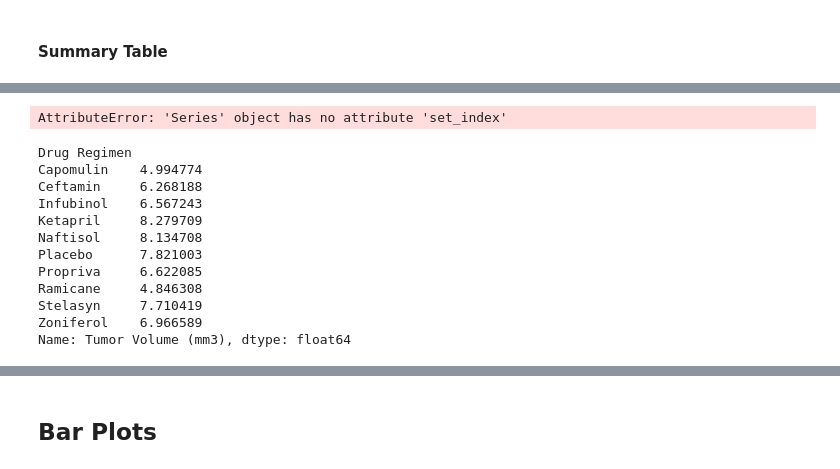
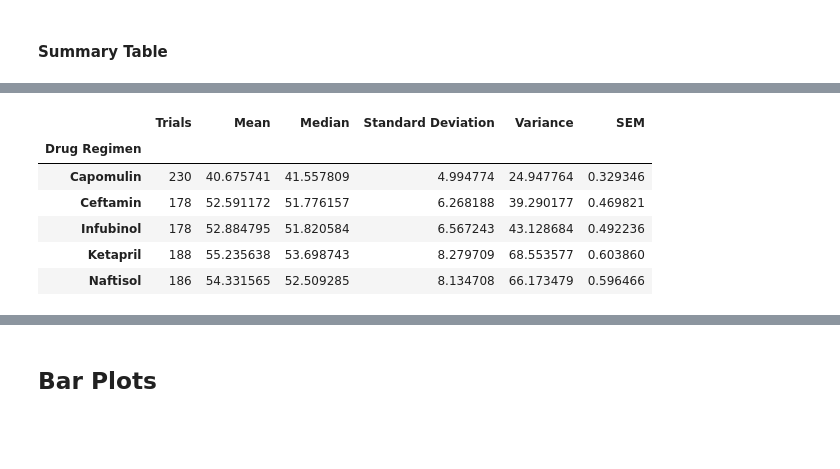
Before and after one commit to iunupe/matplotlib-challenge, a Jupyter notebook: Pymaceuticals/pymaceuticals_starter.ipynb, the cells around one changed output, grey strips where cells are left out. Saved outputs shown, nothing was run; the diff lists cells and outputs as text; code cells hidden in the pictures; blank space fills up the shorter version.

```diff
--- a/Pymaceuticals/pymaceuticals_starter.ipynb
+++ b/Pymaceuticals/pymaceuticals_starter.ipynb
@@ -507,36 +343,28 @@ summary_stats.head()
 # %%
-TEST 2
+# Generate a summary statistics table of mean, median, variance, standard deviation, and SEM of the tumor volume for each regimen
 
-# Generate a summary statistics table of mean, median, variance, standard deviation, and SEM
-# of the tumor volume for each regimen
+# Create inital summary table with Drug Regimens and counts
+summary_stats = pd.DataFrame(cleaned_data.groupby("Drug Regimen").count())
 
-# This method is the most straighforward, creating multiple series and putting them all together at the end.
+# Use groupby to create summary stats by drug regimen; add results into columns in summary_stats
+summary_stats["Mean"] = pd.DataFrame(cleaned_data.groupby("Drug Regimen")["Tumor Volume (mm3)"].mean())
+summary_stats["Median"] = pd.DataFrame(cleaned_data.groupby("Drug Regimen")["Tumor Volume (mm3)"].median())
+summary_stats["Standard Deviation"] = pd.DataFrame(cleaned_data.groupby("Drug Regimen")["Tumor Volume (mm3)"].std())
+summary_stats["Variance"] = pd.DataFrame(cleaned_data.groupby("Drug Regimen")["Tumor Volume (mm3)"].var())
+summary_stats["SEM"] = pd.DataFrame(cleaned_data.groupby("Drug Regimen")["Tumor Volume (mm3)"].sem())
 
-summary_stats_mean = cleaned_data.groupby('Drug Regimen').set_index("Tumor Volume (mm3)").mean()
+# Clean up columns, just keeping a count column for some of the graphs below
+summary_stats = summary_stats[["Mouse ID", "Mean", "Median", "Standard Deviation", "Variance", "SEM"]]
 
-summary_stats_median = cleaned_data.groupby('Drug Regimen')['Tumor Volume (mm3)'].median()
+# Rename count column
+summary_stats = summary_stats.rename(columns = {"Mouse ID" : "Trials"})
 
-summary_stats_var = cleaned_data.groupby('Drug Regimen')['Tumor Volume (mm3)'].var()
-
-summary_stats_stdev = cleaned_data.groupby('Drug Regimen')['Tumor Volume (mm3)'].std()
-
-summary_stats_sem = cleaned_data.groupby('Drug Regimen')['Tumor Volume (mm3)'].sem()
+summary_stats.head()
+# %% [output]
+|  | Trials | Mean | Median | Standard Deviation | Variance | SEM |
+| Drug Regimen |  |  |  |  |  |  |
+| Capomulin | 230 | 40.675741 | 41.557809 | 4.994774 | 24.947764 | 0.329346 |
+| Ceftamin | 178 | 52.591172 | 51.776157 | 6.268188 | 39.290177 | 0.469821 |
+| Infubinol | 178 | 52.884795 | 51.820584 | 6.567243 | 43.128684 | 0.492236 |
+| Ketapril | 188 | 55.235638 | 53.698743 | 8.279709 | 68.553577 | 0.603860 |
+| Naftisol | 186 | 54.331565 | 52.509285 | 8.134708 | 66.173479 | 0.596466 |
-# %%
-summary = summary_stats_mean.set_index("Tumor Volume (mm3)")
-# %% [output]
-AttributeError: 'Series' object has no attribute 'set_index'
-# %%
-summary_stats_stdev
-# %% [output]
-Drug Regimen
-Capomulin    4.994774
-Ceftamin     6.268188
-Infubinol    6.567243
-Ketapril     8.279709
-Naftisol     8.134708
-Placebo      7.821003
-Propriva     6.622085
-Ramicane     4.846308
-Stelasyn     7.710419
-Zoniferol    6.966589
-Name: Tumor Volume (mm3), dtype: float64
```
Also changed, not shown: parts of 39 cells of this notebook, 4 other files.
